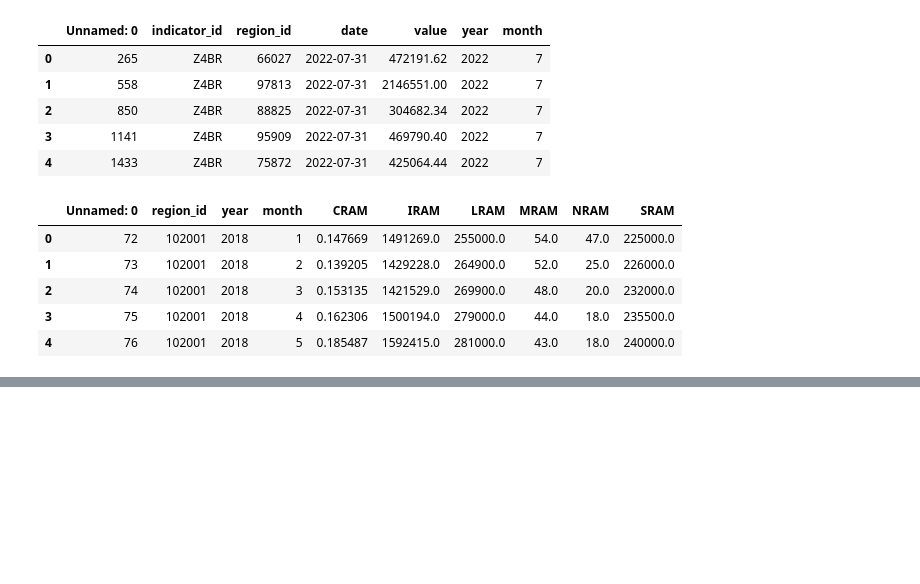
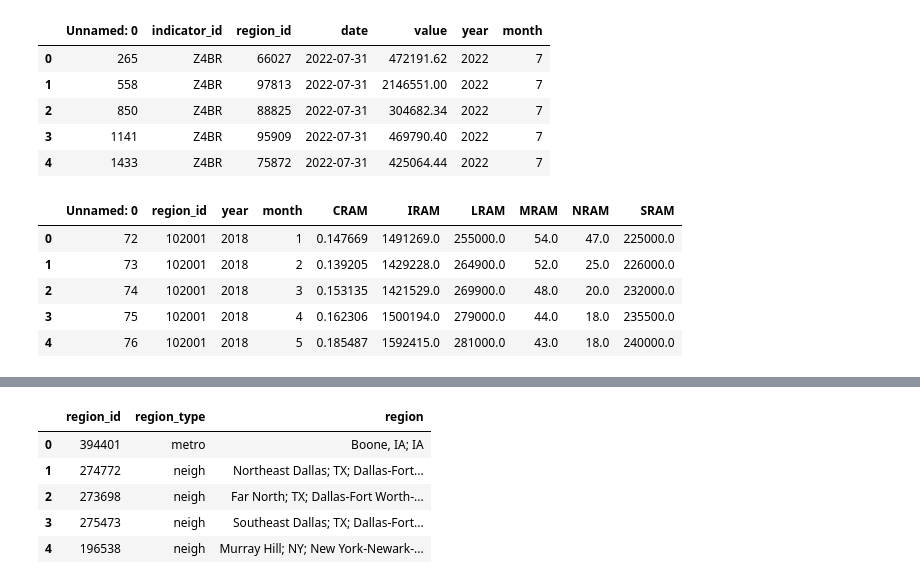
Before and after one commit to MurariHarish/Zillow-data-ML-project, a Jupyter notebook: notebook/02_data_preprocessing.ipynb, the cells around one changed output, grey strips where cells are left out. Cells and saved outputs as stored; diff of their text form; code cells hidden in the pictures; blank space fills up the shorter version.

```diff
--- a/notebook/02_data_preprocessing.ipynb
+++ b/notebook/02_data_preprocessing.ipynb
@@ -620,0 +387,9 @@ def test_get_merge(data_preprocessing_config):
+# %%
+df_regions.head()
+# %% [output]
+|  | region_id | region_type | region |
+| 0 | 394401 | metro | Boone, IA; IA |
+| 1 | 274772 | neigh | Northeast Dallas; TX; Dallas-Fort... |
+| 2 | 273698 | neigh | Far North; TX; Dallas-Fort Worth-... |
+| 3 | 275473 | neigh | Southeast Dallas; TX; Dallas-Fort... |
+| 4 | 196538 | neigh | Murray Hill; NY; New York-Newark-... |
```
Also changed, not shown: parts of 31 cells of this notebook, 15 other files.
